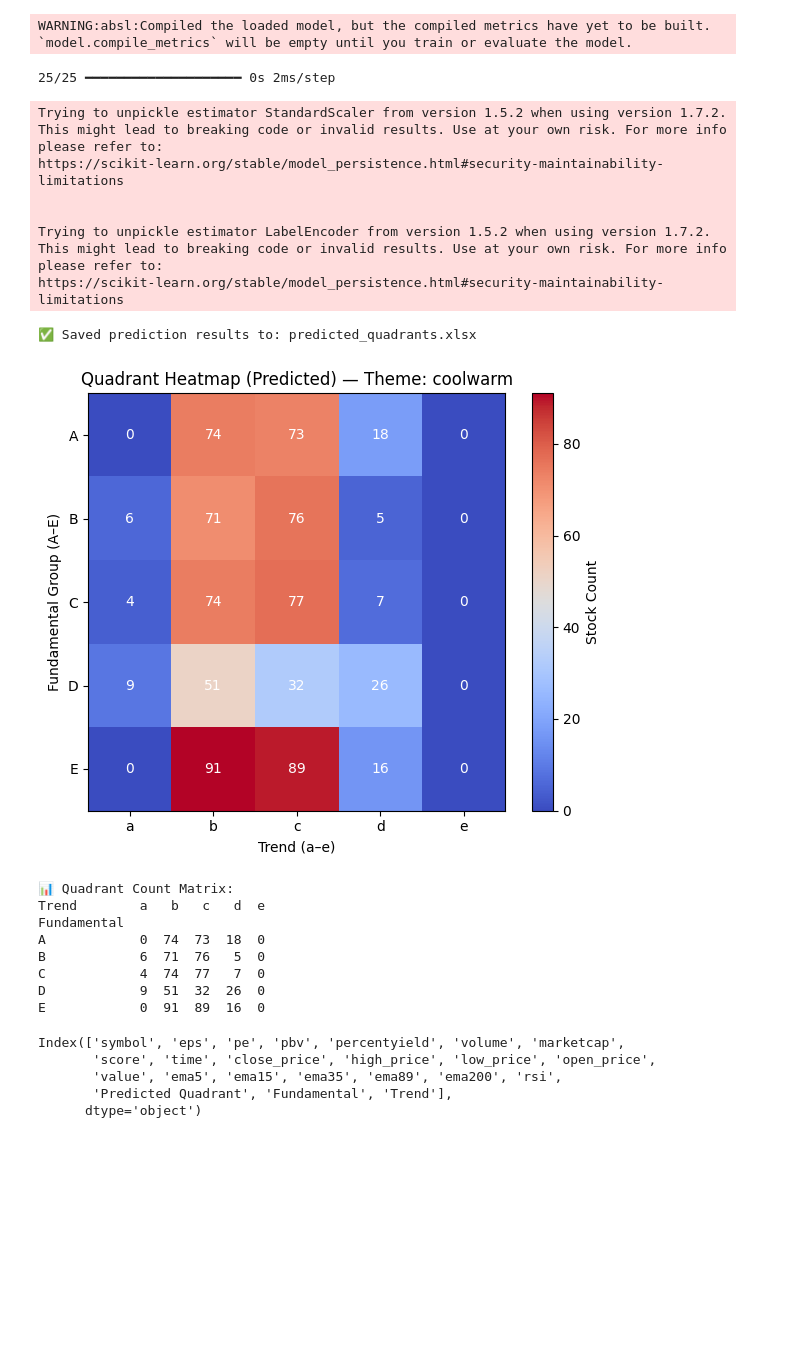
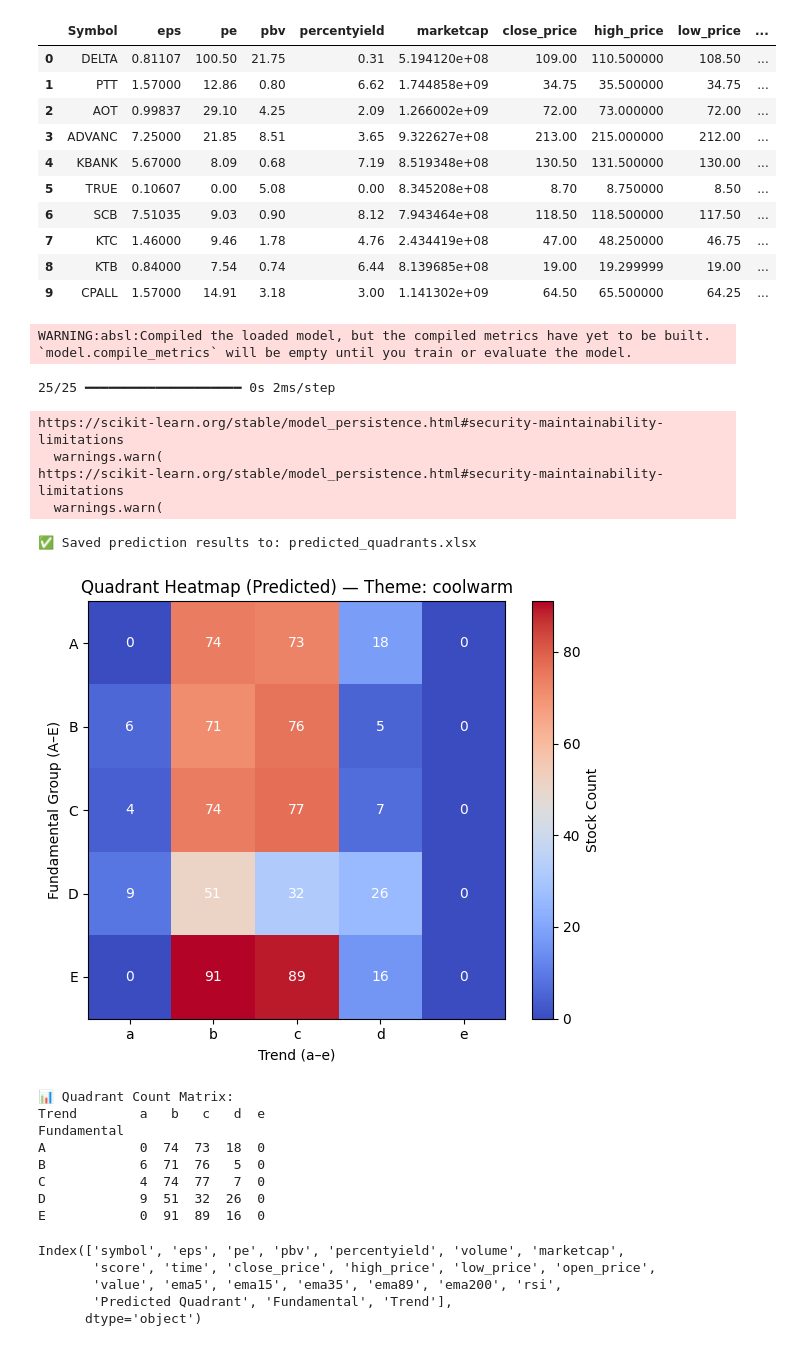
Before and after one commit to phqsuema123/Stock-quadrant-quantitative-analysis-using-deep-learning-classification, a Jupyter notebook: 1.Final_file/5.ployment/deployment_model.ipynb, the cells around one changed output. Cells and saved outputs as stored; diff of their text form; code cells hidden in the pictures; blank space fills up the shorter version.

```diff
--- a/1.Final_file/5.ployment/deployment_model.ipynb
+++ b/1.Final_file/5.ployment/deployment_model.ipynb
@@ -87,10 +87,10 @@ def compute_indicators(df):
 # 4️⃣ LOAD BEST MODEL (Auto-detect Keras or Sklearn)
 # ============================================================
 def load_best_model():
-    model_path_h5 = "C:/Users/Admin/OneDrive/Desktop/Stock-quadrant-quantitative-analysis-using-deep-learning-classification/1.Final_file/3.Data_preparation,4.Modelling/best_model_ann.h5"
-    model_path_pkl = "C:/Users/Admin/OneDrive/Desktop/Stock-quadrant-quantitative-analysis-using-deep-learning-classification/1.Final_file/3.Data_preparation,4.Modelling/deploy_model/best_model.pkl"
-    scaler_path = "C:/Users/Admin/OneDrive/Desktop/Stock-quadrant-quantitative-analysis-using-deep-learning-classification/1.Final_file/3.Data_preparation,4.Modelling/deploy_model/scaler.pkl"
-    encoder_path = "C:/Users/Admin/OneDrive/Desktop/Stock-quadrant-quantitative-analysis-using-deep-learning-classification/1.Final_file/3.Data_preparation,4.Modelling/deploy_model/label_encoder.pkl"
+    model_path_h5 = "C:/Users/Admin/OneDrive/Desktop/Stock-quadrant-quantitative-analysis-using-deep-learning-classification/1.Final_file/3.Data_preparation,4.Modelling/deploy_model_deep/best_model_deep.h5"
+    model_path_pkl = "C:/Users/Admin/OneDrive/Desktop/Stock-quadrant-quantitative-analysis-using-deep-learning-classification/1.Final_file/3.Data_preparation,4.Modelling/deploy_model_deep/best_model.pkl"
+    scaler_path = "C:/Users/Admin/OneDrive/Desktop/Stock-quadrant-quantitative-analysis-using-deep-learning-classification/1.Final_file/3.Data_preparation,4.Modelling/deploy_model_deep/scaler.pkl"
+    encoder_path = "C:/Users/Admin/OneDrive/Desktop/Stock-quadrant-quantitative-analysis-using-deep-learning-classification/1.Final_file/3.Data_preparation,4.Modelling/deploy_model_deep/label_encoder.pkl"
 
     if not os.path.exists(scaler_path) or not os.path.exists(encoder_path):
         raise FileNotFoundError("❌ Missing scaler or label_encoder in deploy_model/")
@@ -306,3 +285,20 @@ WARNING:tensorflow:6 out of the last 29 calls to <function TensorFlowTrainer.mak
+# %%
+df_pred
+df10symbol= df_pred.drop('Quadrant', axis=1)
+# %%
+df10symbol
+# %% [output]
+|  | Symbol | eps | pe | pbv | percentyield | marketcap | close_price | high_price | low_price | ... |
+| 0 | DELTA | 0.81107 | 100.50 | 21.75 | 0.31 | 5.194120e+08 | 109.00 | 110.500000 | 108.50 | ... |
+| 1 | PTT | 1.57000 | 12.86 | 0.80 | 6.62 | 1.744858e+09 | 34.75 | 35.500000 | 34.75 | ... |
+| 2 | AOT | 0.99837 | 29.10 | 4.25 | 2.09 | 1.266002e+09 | 72.00 | 73.000000 | 72.00 | ... |
+| 3 | ADVANC | 7.25000 | 21.85 | 8.51 | 3.65 | 9.322627e+08 | 213.00 | 215.000000 | 212.00 | ... |
+| 4 | KBANK | 5.67000 | 8.09 | 0.68 | 7.19 | 8.519348e+08 | 130.50 | 131.500000 | 130.00 | ... |
+| 5 | TRUE | 0.10607 | 0.00 | 5.08 | 0.00 | 8.345208e+08 | 8.70 | 8.750000 | 8.50 | ... |
+| 6 | SCB | 7.51035 | 9.03 | 0.90 | 8.12 | 7.943464e+08 | 118.50 | 118.500000 | 117.50 | ... |
+| 7 | KTC | 1.46000 | 9.46 | 1.78 | 4.76 | 2.434419e+08 | 47.00 | 48.250000 | 46.75 | ... |
+| 8 | KTB | 0.84000 | 7.54 | 0.74 | 6.44 | 8.139685e+08 | 19.00 | 19.299999 | 19.00 | ... |
+| 9 | CPALL | 1.57000 | 14.91 | 3.18 | 3.00 | 1.141302e+09 | 64.50 | 65.500000 | 64.25 | ... |
 # %%
 # ============================================================
 # 🔰 Deployment: Predict All Stocks from Excel + Quadrant Heatmap
@@ -318,9 +314,10 @@ import matplotlib.pyplot as plt
 # 1️⃣ โหลดไฟล์ Excel และโมเดล
 # -----------------------------
 excel_path = "fileformodel.xlsx"
-model_path = "C:/Users/Admin/OneDrive/Desktop/Stock-quadrant-quantitative-analysis-using-deep-learning-classification/1.Final_file/3.Data_preparation,4.Modelling/best_model_ann.h5"
-scaler_path = "C:/Users/Admin/OneDrive/Desktop/Stock-quadrant-quantitative-analysis-using-deep-learning-classification/1.Final_file/3.Data_preparation,4.Modelling/deploy_model/scaler.pkl"
-le_path = "C:/Users/Admin/OneDrive/Desktop/Stock-quadrant-quantitative-analysis-using-deep-learning-classification/1.Final_file/3.Data_preparation,4.Modelling/deploy_model/label_encoder.pkl"
+model_path_h5 = "C:/Users/Admin/OneDrive/Desktop/Stock-quadrant-quantitative-analysis-using-deep-learning-classification/1.Final_file/3.Data_preparation,4.Modelling/deploy_model_deep/best_model_deep.h5"
+scaler_path = "C:/Users/Admin/OneDrive/Desktop/Stock-quadrant-quantitative-analysis-using-deep-learning-classification/1.Final_file/3.Data_preparation,4.Modelling/deploy_model_deep/scaler.pkl"
+le_path = "C:/Users/Admin/OneDrive/Desktop/Stock-quadrant-quantitative-analysis-using-deep-learning-classification/1.Final_file/3.Data_preparation,4.Modelling/deploy_model_deep/label_encoder.pkl"
+
 
 
 df = pd.read_excel(excel_path)
@@ -424,12 +421,10 @@ print(heatmap_data)
 # %% [output]
 WARNING:absl:Compiled the loaded model, but the compiled metrics have yet to be built. `model.compile_metrics` will be empty until you train or evaluate the model.
 25/25 ━━━━━━━━━━━━━━━━━━━━ 0s 2ms/step
-Trying to unpickle estimator StandardScaler from version 1.5.2 when using version 1.7.2. This might lead to breaking code or invalid results. Use at your own risk. For more info please refer to:
 https://scikit-learn.org/stable/model_persistence.html#security-maintainability-limitations
-
-
-Trying to unpickle estimator LabelEncoder from version 1.5.2 when using version 1.7.2. This might lead to breaking code or invalid results. Use at your own risk. For more info please refer to:
+  warnings.warn(
 https://scikit-learn.org/stable/model_persistence.html#security-maintainability-limitations
+  warnings.warn(
 ✅ Saved prediction results to: predicted_quadrants.xlsx
 [figure]
 📊 Quadrant Count Matrix:
```
Also changed, not shown: parts of 4 cells of this notebook, 7 other files.
